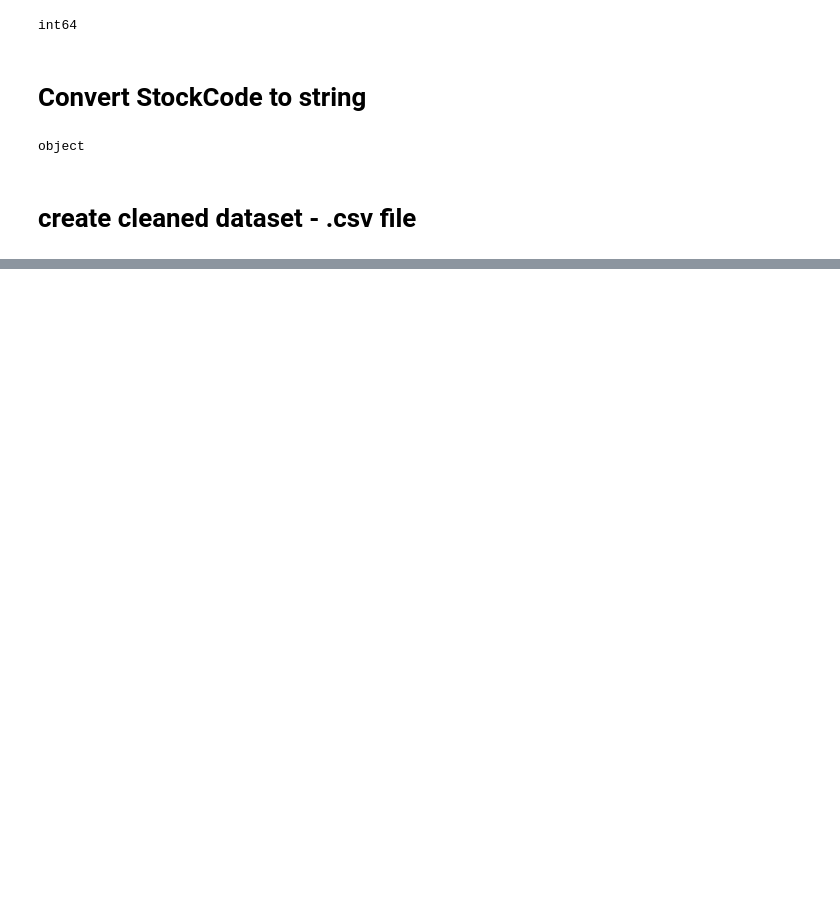
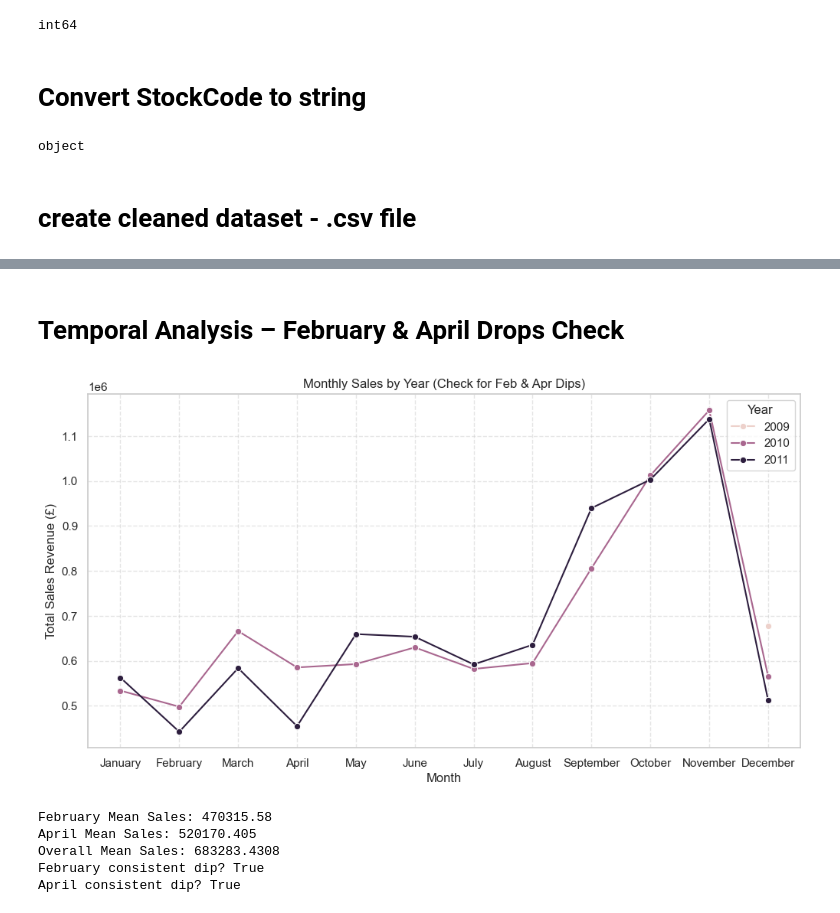
Before and after one commit to ShenSingh/StrategicGrowthAnalysis-UniqueGiftsLtd, a Jupyter notebook: notebooks/retail_analysis.ipynb, the cells around one changed output, grey strips where cells are left out. Cells and saved outputs as stored; diff of their text form; code cells hidden in the pictures; blank space fills up the shorter version.

```diff
--- a/notebooks/retail_analysis.ipynb
+++ b/notebooks/retail_analysis.ipynb
@@ -272,0 +302,57 @@ df.to_csv('../data/cleaned-dataset.csv', index=False)
+# %% [markdown]
+# Temporal Analysis – February & April Drops Check
+# %%
+df['InvoiceDate'] = pd.to_datetime(df['InvoiceDate'])
+
+# Extract Year and Month from InvoiceDate
+df['Year'] = df['InvoiceDate'].dt.year
+df['Month'] = df['InvoiceDate'].dt.month
+df['MonthName'] = df['InvoiceDate'].dt.strftime('%B')
+
+# Group by Year and MonthName to get total sales
+monthly_sales_yearly = df.groupby(['Year', 'MonthName'])['TotalPrice'].sum().reset_index()
+
+# Reorder the months for better visualization
+month_order = ['January','February','March','April','May','June',
+               'July','August','September','October','November','December']
+monthly_sales_yearly['MonthName'] = pd.Categorical(monthly_sales_yearly['MonthName'],
+                                                   categories=month_order,
+                                                   ordered=True)
+monthly_sales_yearly = monthly_sales_yearly.sort_values(['Year', 'MonthName'])
+
+# Plotting the monthly sales by year
+plt.figure(figsize=(12,6))
+sns.lineplot(data=monthly_sales_yearly, x='MonthName', y='TotalPrice', hue='Year', marker='o')
+plt.title("Monthly Sales by Year (Check for Feb & Apr Dips)")
+plt.xlabel("Month")
+plt.ylabel("Total Sales Revenue (£)")
+plt.grid(True, linestyle='--', alpha=0.5)
+plt.show()
+
+# February data
+feb_sales = monthly_sales_yearly[monthly_sales_yearly['MonthName'] == "February"]['TotalPrice']
+# April data
+apr_sales = monthly_sales_yearly[monthly_sales_yearly['MonthName'] == "April"]['TotalPrice']
+
+# Mean & std check
+feb_mean = feb_sales.mean()
+apr_mean = apr_sales.mean()
+overall_mean = monthly_sales_yearly['TotalPrice'].mean()
+
+print(f"February Mean Sales: {feb_mean}")
+print(f"April Mean Sales: {apr_mean}")
+print(f"Overall Mean Sales: {overall_mean}")
+
+# Check pattern: True if all years' Feb sales < overall mean
+feb_pattern = all(feb_sales < overall_mean)
+apr_pattern = all(apr_sales < overall_mean)
+
+print(f"February consistent dip? {feb_pattern}")
+print(f"April consistent dip? {apr_pattern}")
+# %% [output]
+[figure, added]
+February Mean Sales: 470315.58
+April Mean Sales: 520170.405
+Overall Mean Sales: 683283.4308
+February consistent dip? True
+April consistent dip? True
```
Also changed, not shown: parts of 24 cells of this notebook.
